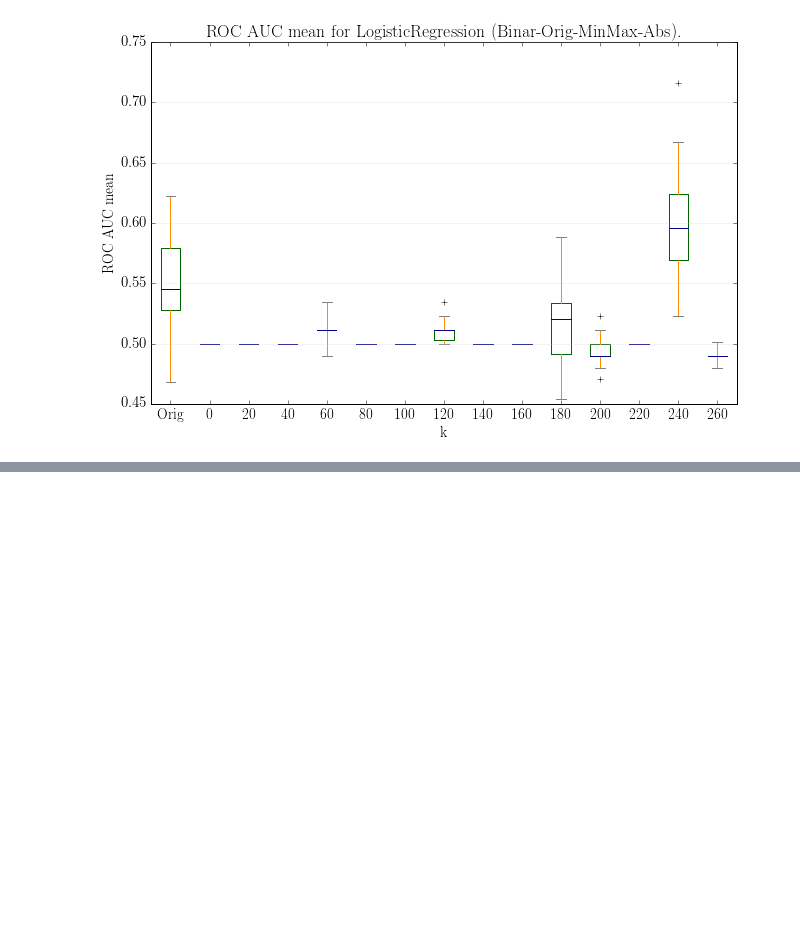
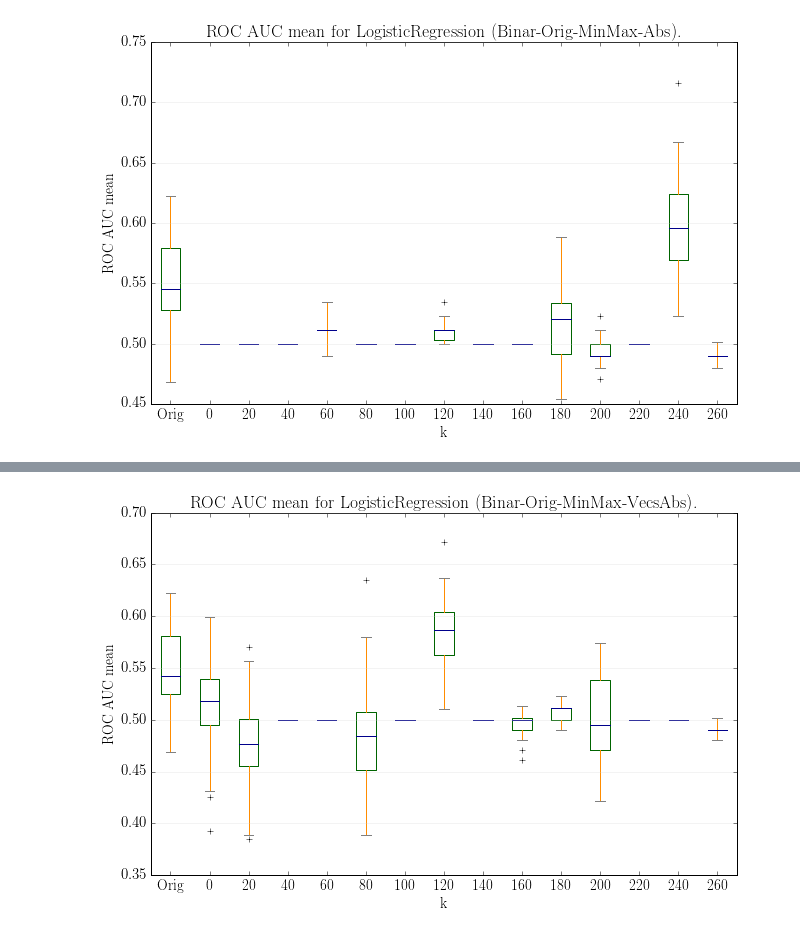
Before and after one commit to Tismoney/PRNI2016, a Jupyter notebook: KernelAlgoritm/LR_new.ipynb, the cells around one changed output, grey strips where cells are left out. Saved outputs shown, nothing was run; the diff lists cells and outputs as text; code cells hidden in the pictures; blank space fills up the shorter version.

```diff
--- a/KernelAlgoritm/LR_new.ipynb
+++ b/KernelAlgoritm/LR_new.ipynb
@@ -298,0 +530,4 @@ print_boxplot('LR/binar_eig_abs.csv', 'Binar-Orig-MinMax-Abs')
+# %%
+print_boxplot('LR/binar_vec_abs.csv', 'Binar-Orig-MinMax-VecsAbs')
+# %% [output]
+[figure, added]
```
Also changed, not shown: parts of 18 cells of this notebook, 1 other file.
